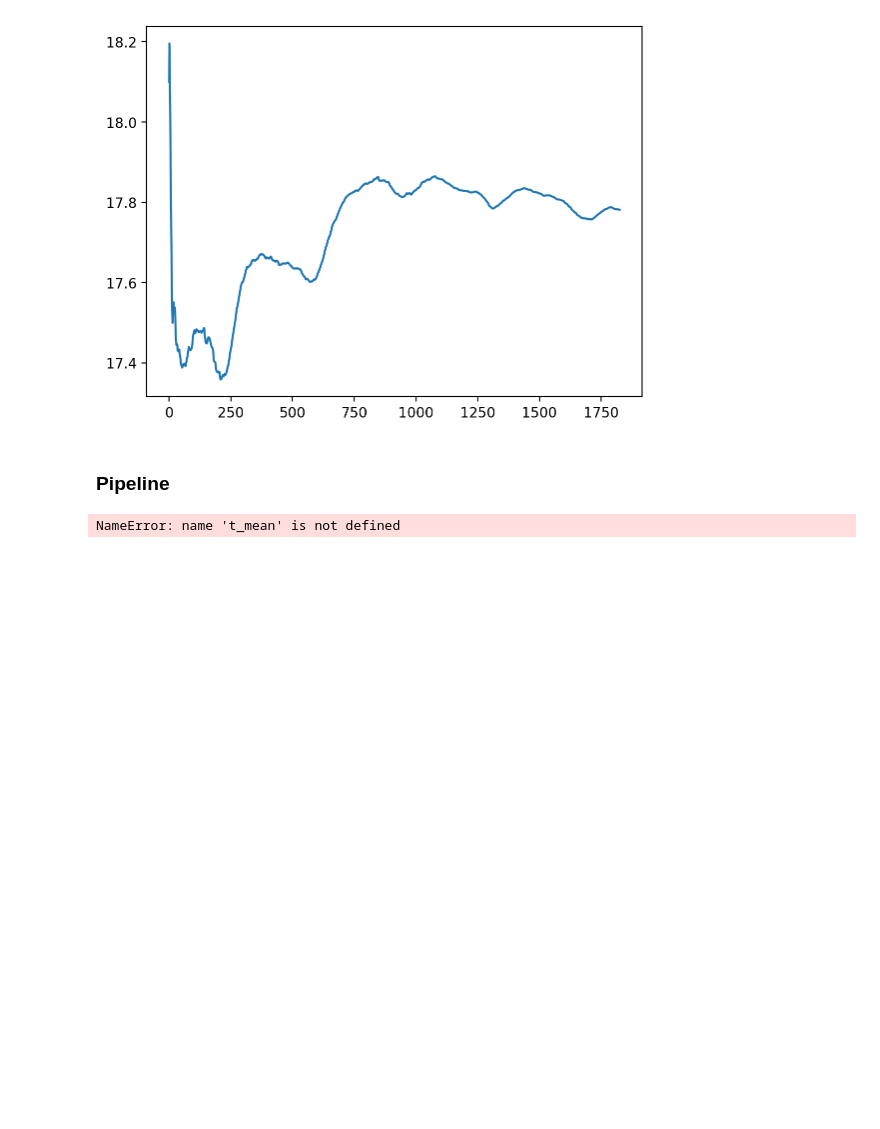
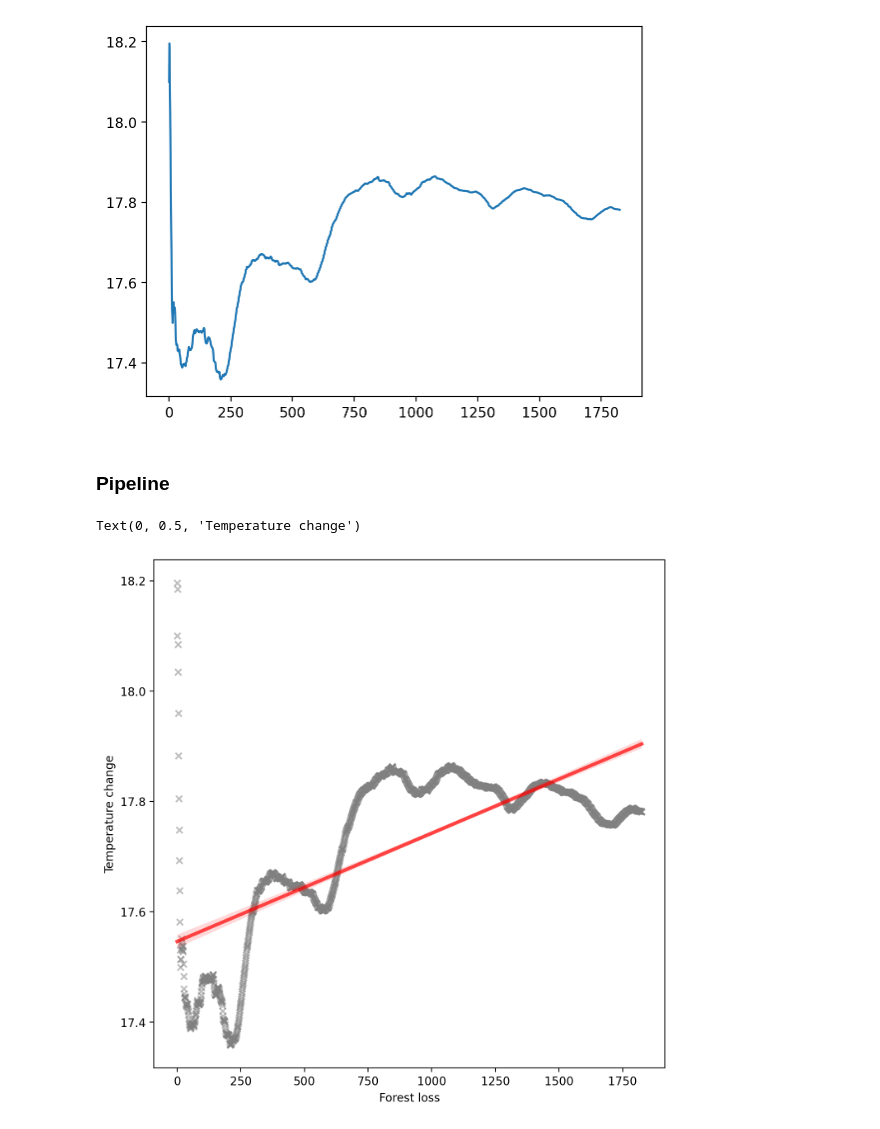
Before and after one commit to inkenlara/TerraMappers, a Jupyter notebook: climate_variation.ipynb, the cells around one changed output. Drawn from its saved outputs; the diff is of its cells as text; code cells hidden in the pictures; blank space fills up the shorter version.

```diff
--- a/climate_variation.ipynb
+++ b/climate_variation.ipynb
@@ -73,8 +73,11 @@ plt.plot(np.arange(0, len(t_mean)), t_mean)
 # %%
 forest_loss = np.arange(len(t_mean)) + np.random.normal(0, 0.1, len(t_mean)) # Replace with forest loss input features
 plt.figure(figsize=(8,8))
 
 sb.regplot(x=forest_loss, y=t_mean, marker="x", scatter_kws=dict(alpha=0.5, s=30, color='gray', edgecolors='white'),
                  line_kws=dict(alpha=0.7, color='red', linewidth=3))
+plt.xlabel("Forest loss")
+plt.ylabel("Temperature change")
 # %% [output]
-NameError: name 't_mean' is not defined
+Text(0, 0.5, 'Temperature change')
+[figure, added]
```
